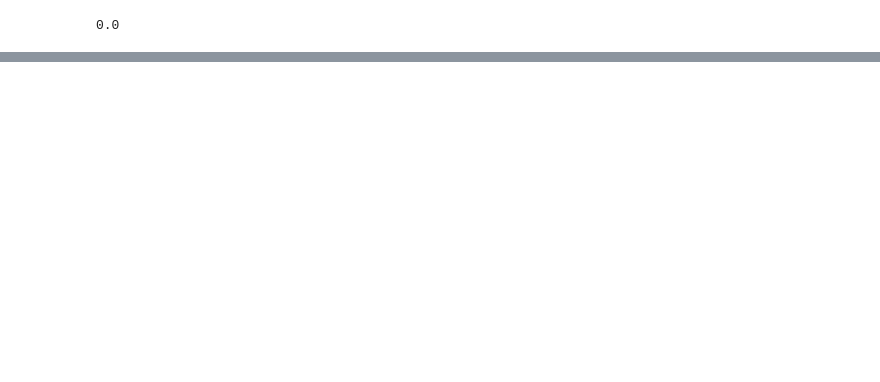
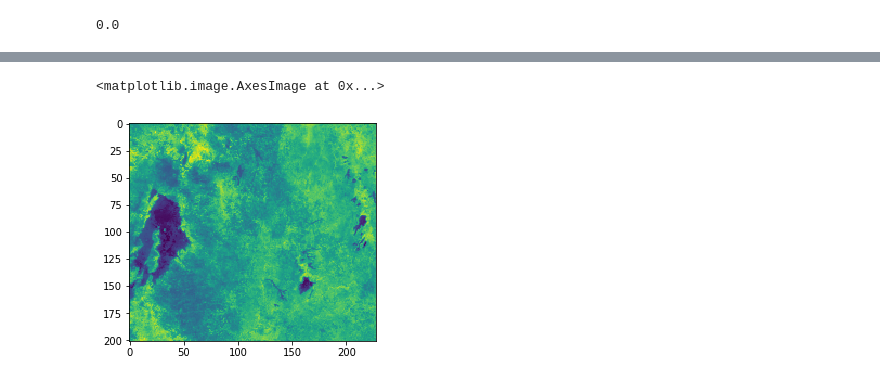
Before and after one commit to rittik97/climate, a Jupyter notebook: true_mask.ipynb, the cells around one changed output, grey strips where cells are left out. Cells and saved outputs as stored; diff of their text form; code cells hidden in the pictures; blank space fills up the shorter version.

```diff
--- a/true_mask.ipynb
+++ b/true_mask.ipynb
@@ -112,0 +188,5 @@ plt.imshow(np.array(im,np.int32))
+# %%
+plt.imshow(x[11])
+# %% [output]
+<matplotlib.image.AxesImage at 0x...>
+[figure, added]
```
Also changed, not shown: parts of 29 cells of this notebook, 5 other files.
